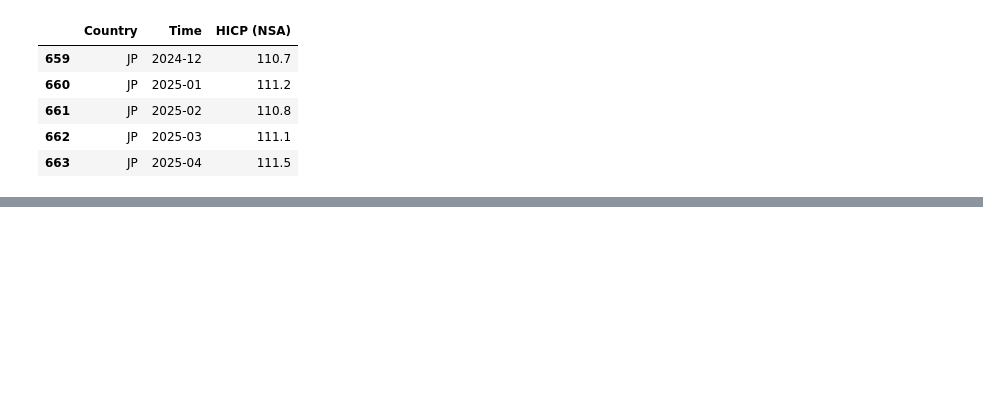
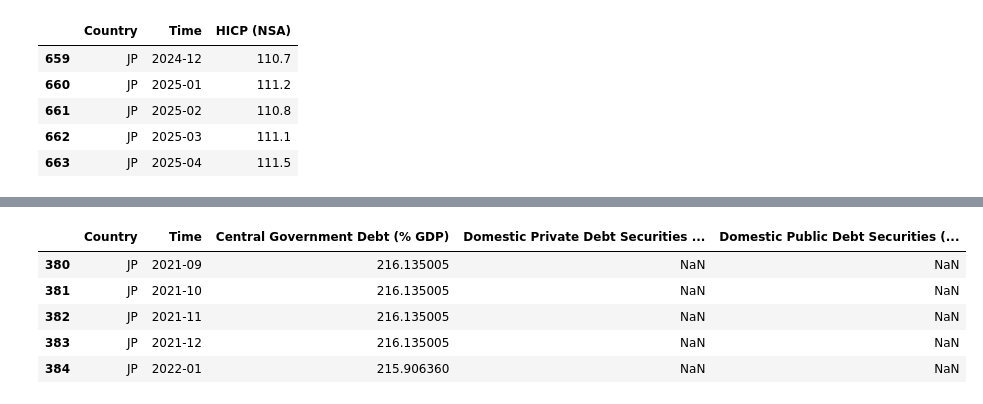
Before and after one commit to EliaLand/Policy_Target_RegimeSwitchingPersistence, a Jupyter notebook: Module1_data_extraction_manipulation.ipynb, the cells around one changed output, grey strips where cells are left out. Cells and saved outputs as stored; diff of their text form; code cells hidden in the pictures; blank space fills up the shorter version.

```diff
--- a/Module1_data_extraction_manipulation.ipynb
+++ b/Module1_data_extraction_manipulation.ipynb
@@ -463,0 +744,24 @@ jp_cgdebt_m_raw.tail()
+# %%
+# Outstanding Domestic Public Debt Securities to GDP for Japan (annual, % of GDP, non-seasonally adjusted, 1997, 2020)
+# https://fred.stlouisfed.org/series/DDDM04JPA156NWDB
+
+jp_dudebt_m_raw = fetch_FRED("DDDM04JPA156NWDB")
+jp_dudebt_m_raw = jp_dudebt_m_raw.rename(columns={
+    "date": "Time",
+    "DDDM04JPA156NWDB": "Domestic Public Debt Securities (% GDP)"
+})
+jp_dudebt_m_raw["Time"] = pd.to_datetime(jp_dudebt_m_raw["Time"])
+jp_dudebt_m_raw = (
+    jp_dudebt_m_raw
+    .set_index("Time")
+    .resample("MS")
+    .ffill()
+    .reset_index()
+)
+jp_dudebt_m_raw["Time"] = jp_dudebt_m_raw["Time"].dt.to_period("M").astype(str)
+jp_dudebt_m_raw["Country"] = "JP"
+jp_dudebt_m_raw = jp_dudebt_m_raw[
+    ["Country", "Time", "Domestic Public Debt Securities (% GDP)"]
+]
+
+jp_dudebt_m_raw.tail()
@@ -529,3 +992,18 @@ jp_stocks_pv_df.tail()
 | 330 | iShares Core Japan Government Bon... | 2561.T | 2025-08 | -0.004130 | 178697 |
 | 331 | iShares Core Japan Government Bon... | 2561.T | 2025-09 | 0.003209 | 273959 |
 | 332 | iShares Core Japan Government Bon... | 2561.T | 2025-10 | -0.000916 | 691174 |
+# %%
+# Debt Level Dataframe
+
+jp_debt_df = pd.merge(jp_cgdebt_m_raw, jp_dpdebt_m_raw, on=["Country", "Time"], how="outer")
+jp_debt_df = pd.merge(jp_debt_df, jp_dudebt_m_raw, on=["Country", "Time"], how="outer")
+
+jp_debt_df.to_csv("Data/Aggregated/jp_debt_df.csv", index=False)
+jp_debt_df.tail()
+# %% [output]
+|  | Country | Time | Central Government Debt (% GDP) | Domestic Private Debt Securities ... | Domestic Public Debt Securities (... |
+| 380 | JP | 2021-09 | 216.135005 | NaN | NaN |
+| 381 | JP | 2021-10 | 216.135005 | NaN | NaN |
+| 382 | JP | 2021-11 | 216.135005 | NaN | NaN |
+| 383 | JP | 2021-12 | 216.135005 | NaN | NaN |
+| 384 | JP | 2022-01 | 215.906360 | NaN | NaN |
```
Also changed, not shown: parts of 49 cells of this notebook, 18 other files.
